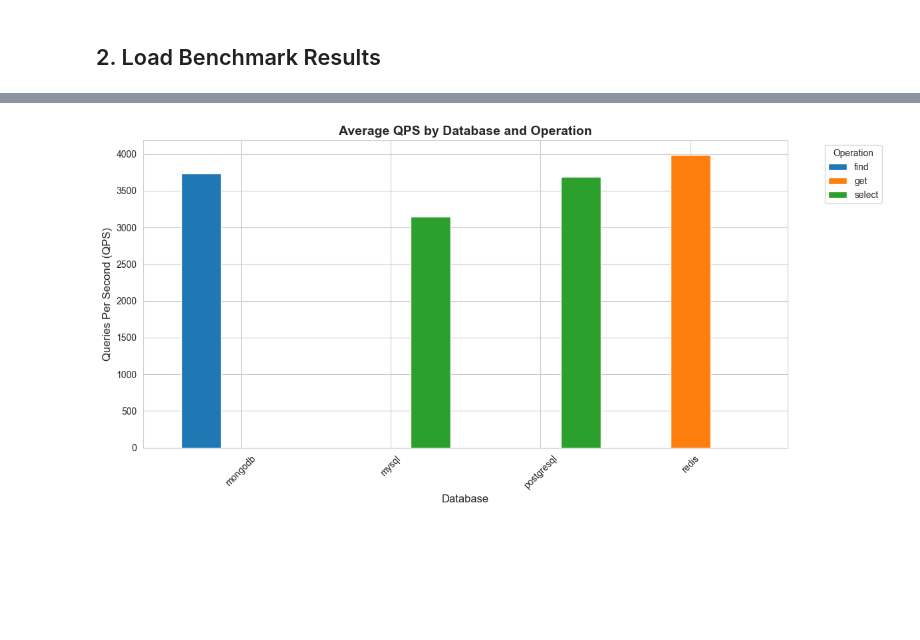
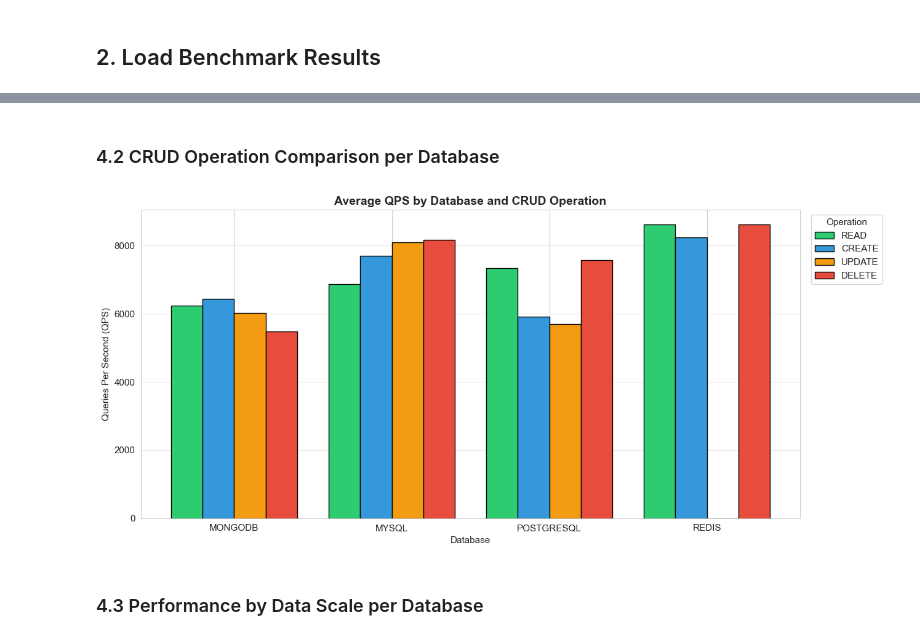
Before and after one commit to Kortexik/zaawansowane-technologie-baz-danych, a Jupyter notebook: analysis/benchmark_analysis.ipynb, the cells around one changed output, grey strips where cells are left out. Drawn from its saved outputs; the diff is of its cells as text; code cells hidden in the pictures; blank space fills up the shorter version.

```diff
--- a/analysis/benchmark_analysis.ipynb
+++ b/analysis/benchmark_analysis.ipynb
@@ -217,20 +171,35 @@ Average QPS by Database:
+# %% [markdown]
+### 4.2 CRUD Operation Comparison per Database
 # %%
-### 5.2 QPS by Operation and Database
+crud_order = ['read', 'create', 'update', 'delete']
+existing_ops = [op for op in crud_order if op in df['crud_op'].unique()]
 
-if df is not None:
-    fig, ax = plt.subplots(figsize=(12, 6))
+pivot = df.groupby(['database', 'crud_op'])['queries_per_second'].mean().unstack(fill_value=0)
+pivot = pivot.reindex(columns=[c for c in crud_order if c in pivot.columns])
 
-    # Prepare data for grouped bar chart
-    pivot_data = df.groupby(['database', 'operation'])['queries_per_second'].mean().unstack()
+fig, ax = plt.subplots(figsize=(13, 6))
+x = np.arange(len(pivot.index))
+width = 0.2
+offsets = np.linspace(-(len(existing_ops)-1)/2, (len(existing_ops)-1)/2, len(existing_ops)) * width
 
-    pivot_data.plot(kind='bar', ax=ax, width=0.8)
-    ax.set_title('Average QPS by Database and Operation', fontsize=14, fontweight='bold')
-    ax.set_ylabel('Queries Per Second (QPS)', fontsize=12)
-    ax.set_xlabel('Database', fontsize=12)
-    ax.legend(title='Operation', bbox_to_anchor=(1.05, 1), loc='upper left')
-    plt.xticks(rotation=45)
-    plt.tight_layout()
-    plt.show()
+for i, op in enumerate(existing_ops):
+    if op not in pivot.columns:
+        continue
+    bars = ax.bar(x + offsets[i], pivot[op], width, label=op.upper(),
+                  color=OP_COLORS.get(op, '#aaa'), edgecolor='black')
+
+ax.set_title('Average QPS by Database and CRUD Operation', fontsize=14, fontweight='bold')
+ax.set_ylabel('Queries Per Second (QPS)')
+ax.set_xlabel('Database')
+ax.set_xticks(x)
+ax.set_xticklabels([d.upper() for d in pivot.index])
+ax.legend(title='Operation', bbox_to_anchor=(1.01, 1), loc='upper left')
+ax.grid(axis='y', alpha=0.4)
+plt.tight_layout()
+plt.savefig('chart_02_crud_by_db.png', dpi=150)
+plt.show()
 # %% [output]
-[figure, old version]
+[figure, new version]
+# %% [markdown]
+### 4.3 Performance by Data Scale per Database
 # %%
```
Also changed, not shown: parts of 26 cells of this notebook, 6 other files.
